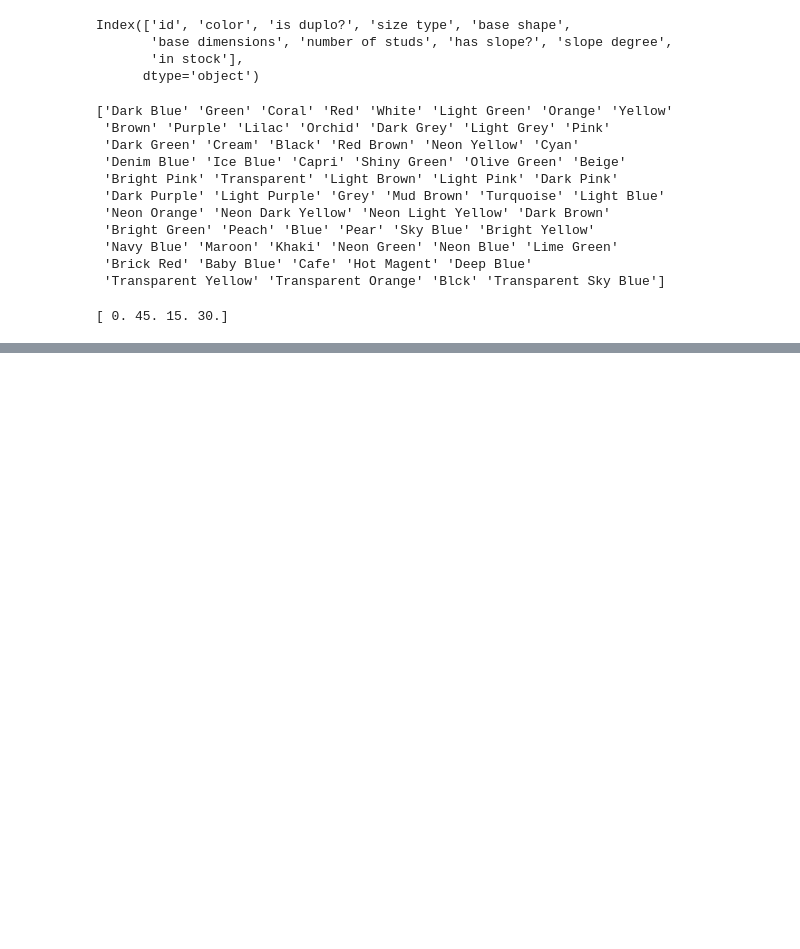
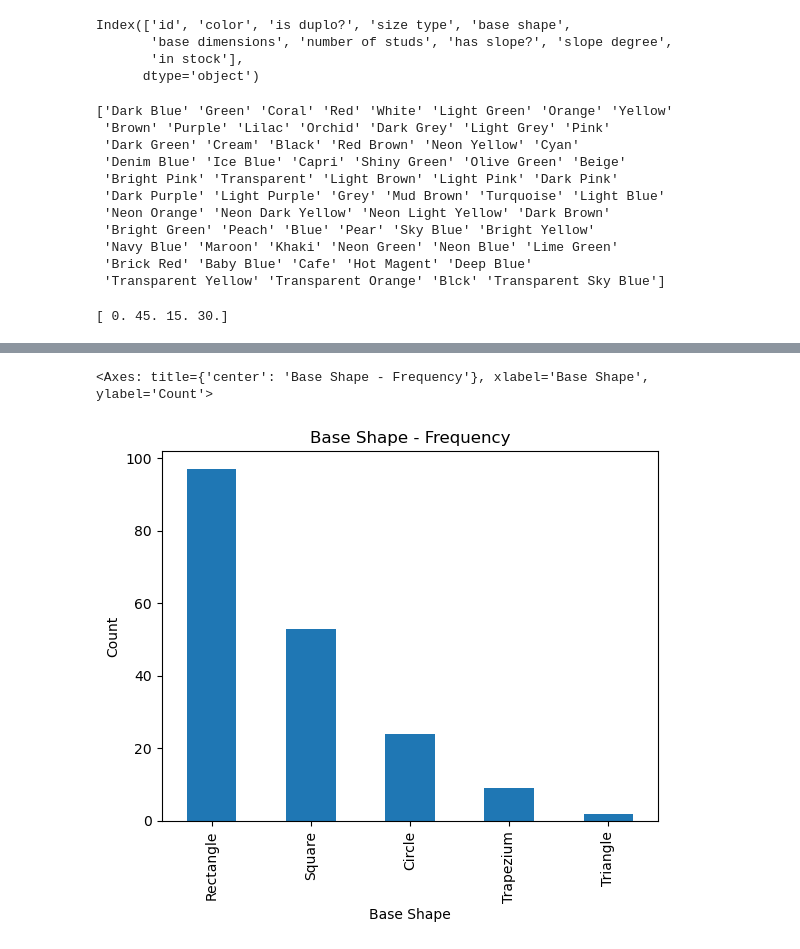
Before and after one commit to Titaniel3/ASDA_2025_Group_1_Portfolio_new, a Jupyter notebook: notebooks/week_03_group_1_notebook.ipynb, the cells around one changed output, grey strips where cells are left out. Saved outputs shown, nothing was run; the diff lists cells and outputs as text; code cells hidden in the pictures; blank space fills up the shorter version.

```diff
--- a/notebooks/week_03_group_1_notebook.ipynb
+++ b/notebooks/week_03_group_1_notebook.ipynb
@@ -493,0 +655,12 @@ there are 34 duplicates
+# %%
+# Barplot for "base shape"
+
+df["base shape"].value_counts().plot(
+    kind="bar",
+    title="Base Shape - Frequency",
+    xlabel="Base Shape",
+    ylabel="Count"
+)
+# %% [output]
+<Axes: title={'center': 'Base Shape - Frequency'}, xlabel='Base Shape', ylabel='Count'>
+[figure, added]
```
Also changed, not shown: parts of 15 cells of this notebook.
